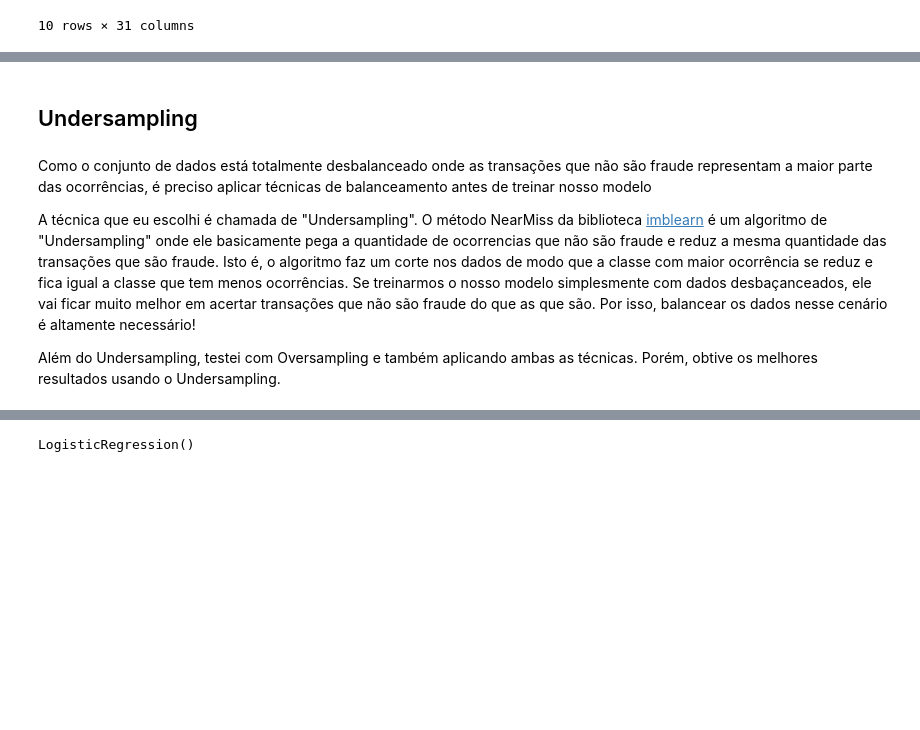
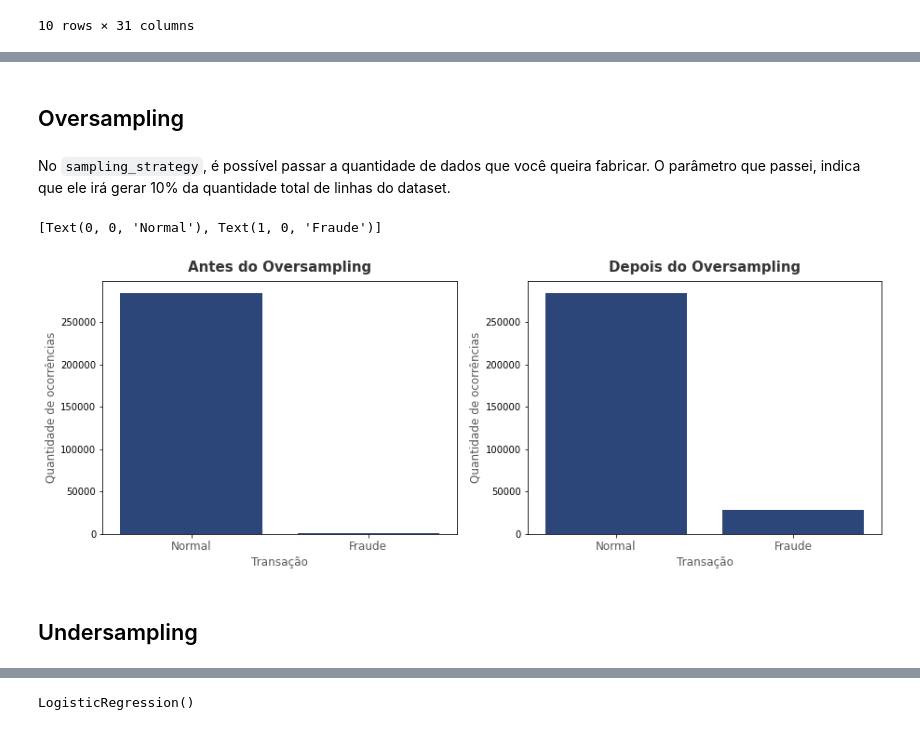
Before and after one commit to pedrohmpaiva/deteccao_fraude_cartao_credito, a Jupyter notebook: Detecção_de_Fraude_em_Cartões_de_Crédito.ipynb, the cells around one changed output, grey strips where cells are left out. Cells and saved outputs as stored; diff of their text form; code cells hidden in the pictures; blank space fills up the shorter version.

```diff
--- a/Detecção_de_Fraude_em_Cartões_de_Crédito.ipynb
+++ b/Detecção_de_Fraude_em_Cartões_de_Crédito.ipynb
@@ -411,0 +427,4 @@ y = df_limpo['Class']
+# %% [markdown]
+## Oversampling
+# %% [markdown]
+No `sampling_strategy`, é possível passar a quantidade de dados que você queira fabricar. O parâmetro que passei, indica que ele irá gerar 10% da quantidade total de linhas do dataset.
@@ -412,11 +434,34 @@ y = df_limpo['Class']
+# %%
+#Plotando um antes e depois dos dados
+
+fig, ax = plt.subplots(ncols= 2, figsize = (15,5))
+
+
+sns.countplot(df.Class, ax = ax[0], color= azul)
+ax[0].set_title('Antes do Oversampling',
+                fontsize = 15,
+                color = preto_titulo,
+                pad= 10,
+                fontweight= 'bold')
+ax[0].set_xlabel('Transação',fontsize = 12, color= preto_elementos)
+ax[0].set_ylabel('Quantidade de ocorrências',fontsize = 12, color= preto_elementos)
+ax[0].set_xticklabels(labels = ['Normal','Fraude'],fontsize = 12, color= preto_elementos)
+
+
+sns.countplot(y_over, ax = ax[1], color= azul)
+ax[1].set_title('Depois do Oversampling',
+                fontsize = 15,
+                color = preto_titulo,
+                pad= 10,
+                fontweight= 'bold')
+ax[1].set_xlabel('Transação',fontsize = 12, color= preto_elementos)
+ax[1].set_ylabel('Quantidade de ocorrências',fontsize = 12, color= preto_elementos)
+ax[1].set_xticklabels(labels = ['Normal','Fraude'],fontsize = 12, color= preto_elementos)
+# %% [output]
+[Text(0, 0, 'Normal'), Text(1, 0, 'Fraude')]
+[figure, added]
 # %% [markdown]
 ## Undersampling
-# %% [markdown]
-Como o conjunto de dados está totalmente desbalanceado onde as transações que não são fraude representam a maior parte das ocorrências, é preciso aplicar técnicas de balanceamento antes de treinar nosso modelo
-
-A técnica que eu escolhi é chamada de "Undersampling". O método NearMiss da biblioteca [imblearn](https://imbalanced-learn.org/stable/install.html#) é um algoritmo de "Undersampling" onde ele basicamente pega a quantidade de ocorrencias que não são fraude e reduz a mesma quantidade das transações que são fraude. Isto é, o algoritmo faz um corte nos dados de modo que a classe com maior ocorrência se reduz e fica igual a classe que tem menos ocorrências. Se treinarmos o nosso modelo simplesmente com dados desbaçanceados, ele vai ficar muito melhor em acertar transações que não são fraude do que as que são. Por isso, balancear os dados nesse cenário é altamente necessário!
-
-Além do Undersampling, testei com Oversampling e também aplicando ambas as técnicas. Porém, obtive os melhores resultados usando o Undersampling.
 # %%
 #Importando o modelo de Undersampling
 
```
Also changed, not shown: parts of 55 cells of this notebook.
